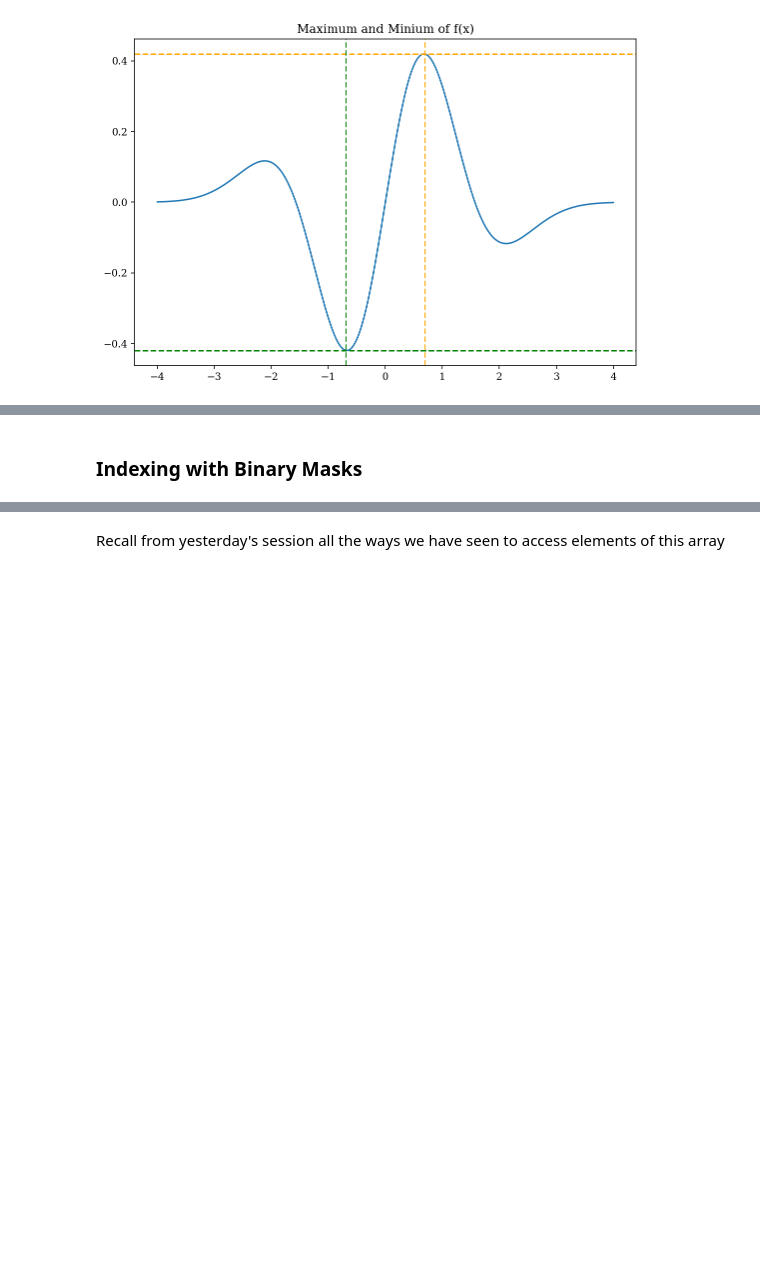
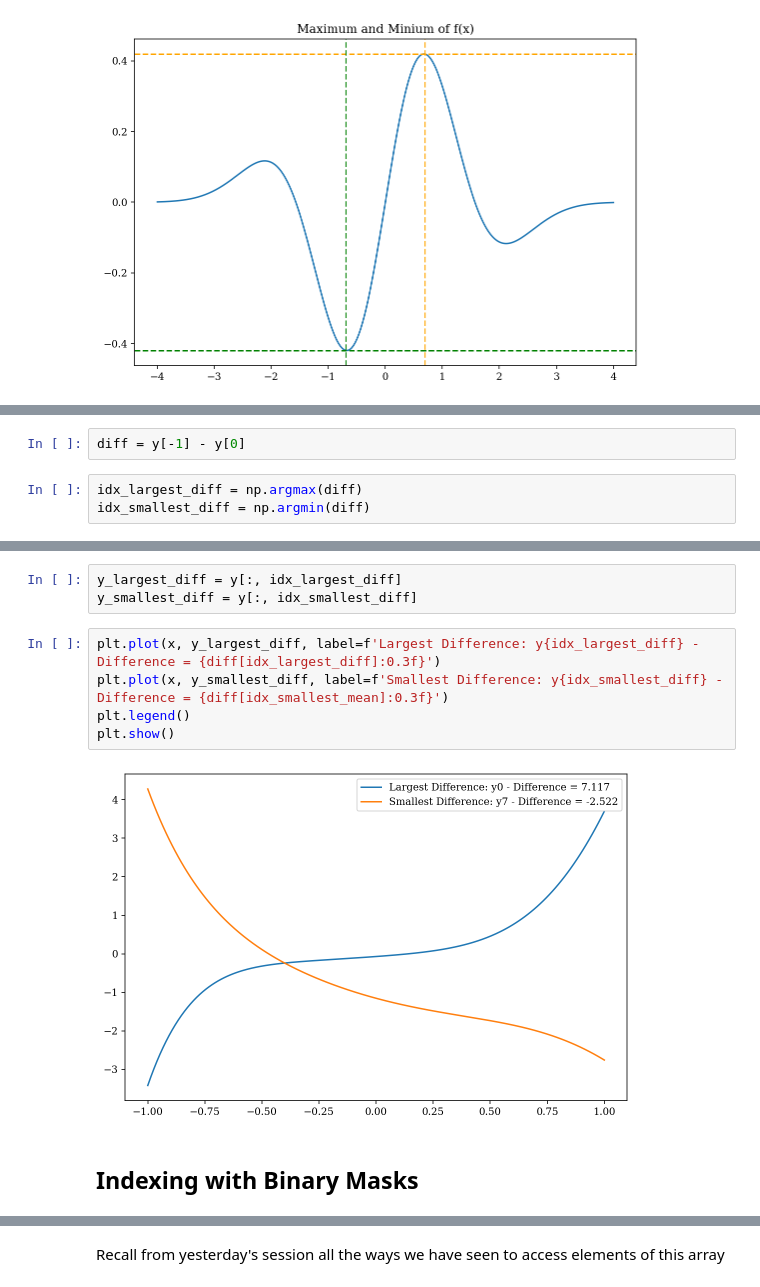
Before and after one commit to Hekstra-Lab/scientific-python-bootcamp, a Jupyter notebook: day2/day2.ipynb, the cells around one changed output, grey strips where cells are left out. Cells and saved outputs as stored; diff of their text form; blank space fills up the shorter version.

```diff
--- a/day2/day2.ipynb
+++ b/day2/day2.ipynb
@@ -75,0 +157,5 @@ plt.show()
+# %%
+diff = y[-1] - y[0]
+# %%
+idx_largest_diff = np.argmax(diff)
+idx_smallest_diff = np.argmin(diff)
@@ -76,4 +172,14 @@ plt.show()
+# %%
+y_largest_diff = y[:, idx_largest_diff]
+y_smallest_diff = y[:, idx_smallest_diff]
+# %%
+plt.plot(x, y_largest_diff, label=f'Largest Difference: y{idx_largest_diff} - Difference = {diff[idx_largest_diff]:0.3f}')
+plt.plot(x, y_smallest_diff, label=f'Smallest Difference: y{idx_smallest_diff} - Difference = {diff[idx_smallest_mean]:0.3f}')
+plt.legend()
+plt.show()
+# %% [output]
+[figure, added]
 # %% [markdown]
-### Indexing with Binary Masks
+## Indexing with Binary Masks
 # %%
 arr = np.arange(20).reshape(4,5)
```
Also changed, not shown: parts of 62 cells of this notebook.
